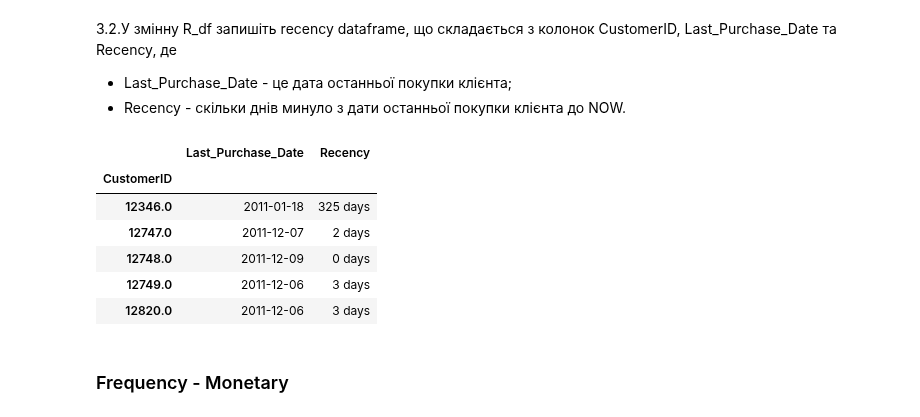
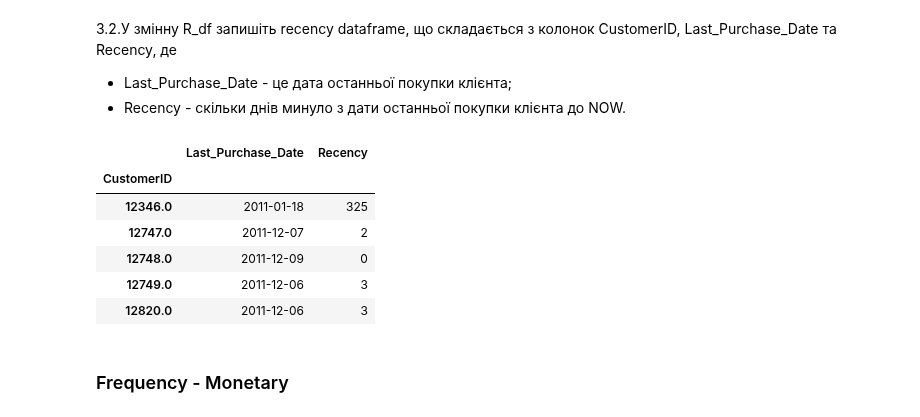
Before and after one commit to dmytrovelychko/rd_ds_python, a Jupyter notebook: hw_6.ipynb, the cells around one changed output. Drawn from its saved outputs; the diff is of its cells as text; code cells hidden in the pictures.

```diff
--- a/hw_6.ipynb
+++ b/hw_6.ipynb
@@ -306,7 +306,7 @@ RFM-аналіз дозволяє сегментувати клієнтів за
 3.1.Визначте останню дату транзакції у наборі даних. Ця дата нам необхідна, щоб визначати, як давно користувач робив покупку. Але дані історичні і якщо ми візьмемо для розрахунку recency фактичну сьогоднішню дату, розподіл recency буде зрушений у бік кількох сотень днів.
 Щоб розподіл recency розпочинався з нуля, за дату "сьогодні" ми візьмемо дату останньої транзакції в наборі даних. Запишіть знайдену дату змінної NOW.
 # %%
-NOW = df["InvoiceDate"].max()
+NOW = df["Date"].max()
 NOW
 # %% [output]
 datetime.date(2011, 12, 9)
@@ -318,17 +318,17 @@ datetime.date(2011, 12, 9)
    - Last_Purchase_Date - це дата останньої покупки клієнта;
    - Recency - скільки днів минуло з дати останньої покупки клієнта до NOW.
 # %%
-R_df = df.groupby("CustomerID")["InvoiceDate"].max().to_frame("Last_Purchase_Date")
-R_df["Recency"] = NOW - R_df["Last_Purchase_Date"]
+R_df = df[df["Quantity"] > 0].groupby("CustomerID")["Date"].max().to_frame("Last_Purchase_Date")
+R_df["Recency"] = (NOW - R_df["Last_Purchase_Date"]).apply(lambda x: x.days)
 R_df.head()
 # %% [output]
 |  | Last_Purchase_Date | Recency |
 | CustomerID |  |  |
-| 12346.0 | 2011-01-18 | 325 days |
-| 12747.0 | 2011-12-07 | 2 days |
-| 12748.0 | 2011-12-09 | 0 days |
-| 12749.0 | 2011-12-06 | 3 days |
-| 12820.0 | 2011-12-06 | 3 days |
+| 12346.0 | 2011-01-18 | 325 |
+| 12747.0 | 2011-12-07 | 2 |
+| 12748.0 | 2011-12-09 | 0 |
+| 12749.0 | 2011-12-06 | 3 |
+| 12820.0 | 2011-12-06 | 3 |
 # %% [markdown]
 ### Frequency - Monetary
 # %% [markdown]
```
Also changed, not shown: parts of 18 cells of this notebook.
